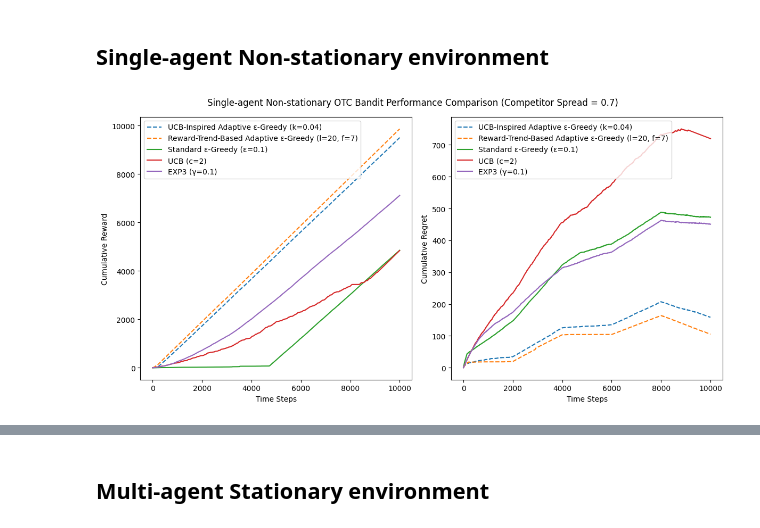
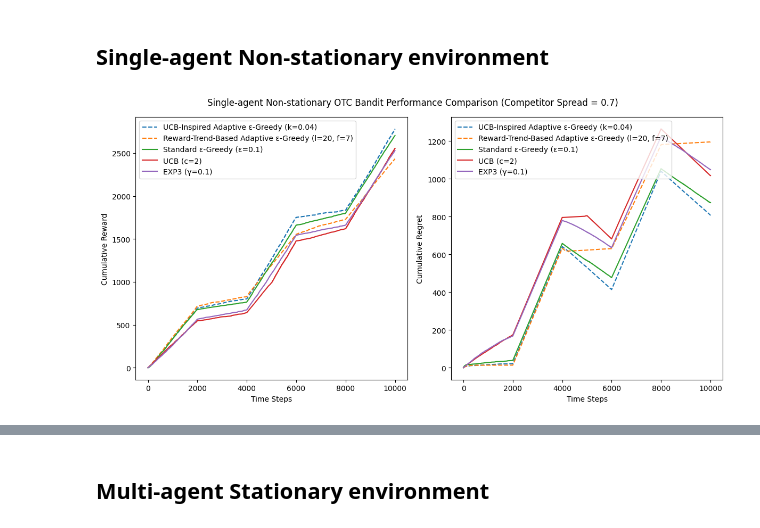
Before and after one commit to jessie-1001/RS-PROJECT, a Jupyter notebook: New_Algorithm_in_OTC.ipynb, the cells around one changed output, grey strips where cells are left out. Drawn from its saved outputs; the diff is of its cells as text; code cells hidden in the pictures.

```diff
--- a/New_Algorithm_in_OTC.ipynb
+++ b/New_Algorithm_in_OTC.ipynb
@@ -428,7 +428,7 @@ class NonStationaryOTCEnvironment(OTCEnvironment):
     Parameters:
     - dynamic_interval: Number of steps between environment changes
     """
-    def __init__(self, spreads, competitor_spread=0.7, alpha=0.3, dynamic_interval=1000, seed=None):
+    def __init__(self, spreads, competitor_spread=0.7, alpha=4, dynamic_interval=1000, seed=None):
         super().__init__(spreads, competitor_spread, alpha)
         self.dynamic_interval = dynamic_interval
         self.step_counter = 0
@@ -459,7 +459,7 @@ def run_non_stationary_experiment(bandit_class, bandit_params, env_params, num_s
 # Experiment Setup
 # ==========================
 competitor_spread = 0.7 # Competitor's start spread
-alpha = 0.4 # High alpha means high competitiveness (steep execution prob curve)
+alpha = 4 # High alpha means high competitiveness (steep execution prob curve)
 dynamic_interval = 2000
 seed = np.random.randint(10000)  # Random integer
 # Parameters for environment initialization
@@ -470,6 +470,7 @@ env_params = {
     'dynamic_interval': dynamic_interval,
     'seed' : seed
 }
+pt = 0
 
 # ==========================
 # Running Experiment
@@ -483,33 +484,33 @@ for config in algo_configs:
         env_params,
         num_steps
     )
 
 # ==========================
 # Visualization
 # ==========================
 dashed_lines = 2
 plt.figure(figsize=(12, 6))
 
 # Reward Plot
 plt.subplot(1, 2, 1)
-for idx, (label, (reward_curve, _)) in enumerate(results.items()):
+for idx, (label, (reward_curve, _, _)) in enumerate(results.items()):
     linestyle = '--' if idx < dashed_lines else '-' # First two algorithms get dashed lines
     plt.plot(reward_curve, label=label, linestyle=linestyle)
 plt.xlabel("Time Steps")
 plt.ylabel("Cumulative Reward")
 plt.legend()
 
 # Regret Plot
 plt.subplot(1, 2, 2)
-for idx, (label, (_, regret_curve)) in enumerate(results.items()):
+for idx, (label, (_, regret_curve, _)) in enumerate(results.items()):
     linestyle = '--' if idx < dashed_lines else '-'
     plt.plot(regret_curve, label=label, linestyle=linestyle)
 plt.xlabel("Time Steps")
 plt.ylabel("Cumulative Regret")
 plt.legend()
 
 plt.suptitle(f"Single-agent Non-stationary OTC Bandit Performance Comparison (Competitor Spread = {competitor_spread})")
 plt.tight_layout()
 plt.show()
 # %% [output]
-[figure, old version]
+[figure, new version]
```
Also changed, not shown: parts of 6 cells of this notebook, 2 other files.
